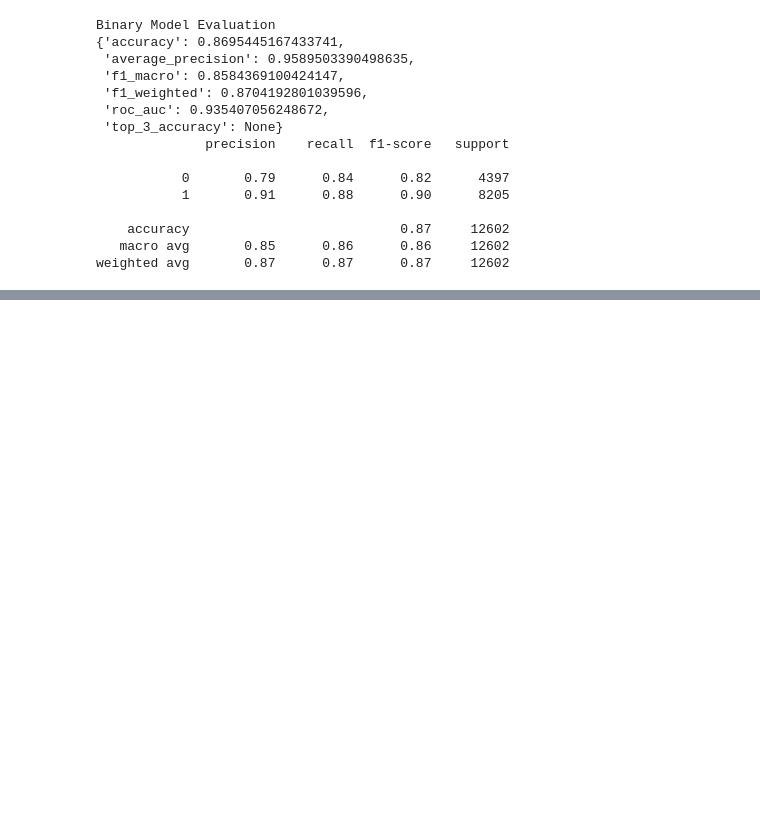
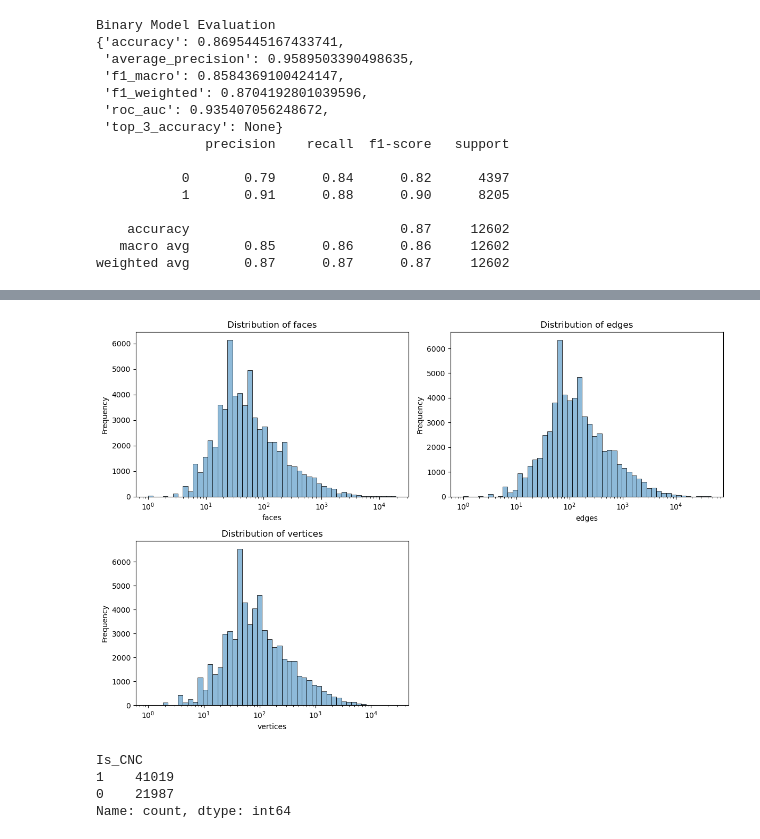
Before and after one commit to ml-phan/manufacturing-tech-gnn, a Jupyter notebook: main.ipynb, the cells around one changed output, grey strips where cells are left out. Saved outputs shown, nothing was run; the diff lists cells and outputs as text; code cells hidden in the pictures; blank space fills up the shorter version.

```diff
--- a/main.ipynb
+++ b/main.ipynb
@@ -141,0 +150,11 @@ weighted avg       0.87      0.87      0.87     12602
+# %%
+plot_topological_features_distribution(data, ["faces", "edges", "vertices"])
+# %% [output]
+[figure, added]
+# %%
+data.Is_CNC.value_counts()
+# %% [output]
+Is_CNC
+1    41019
+0    21987
+Name: count, dtype: int64
```
Also changed, not shown: parts of 4 cells of this notebook, 2 other files.
